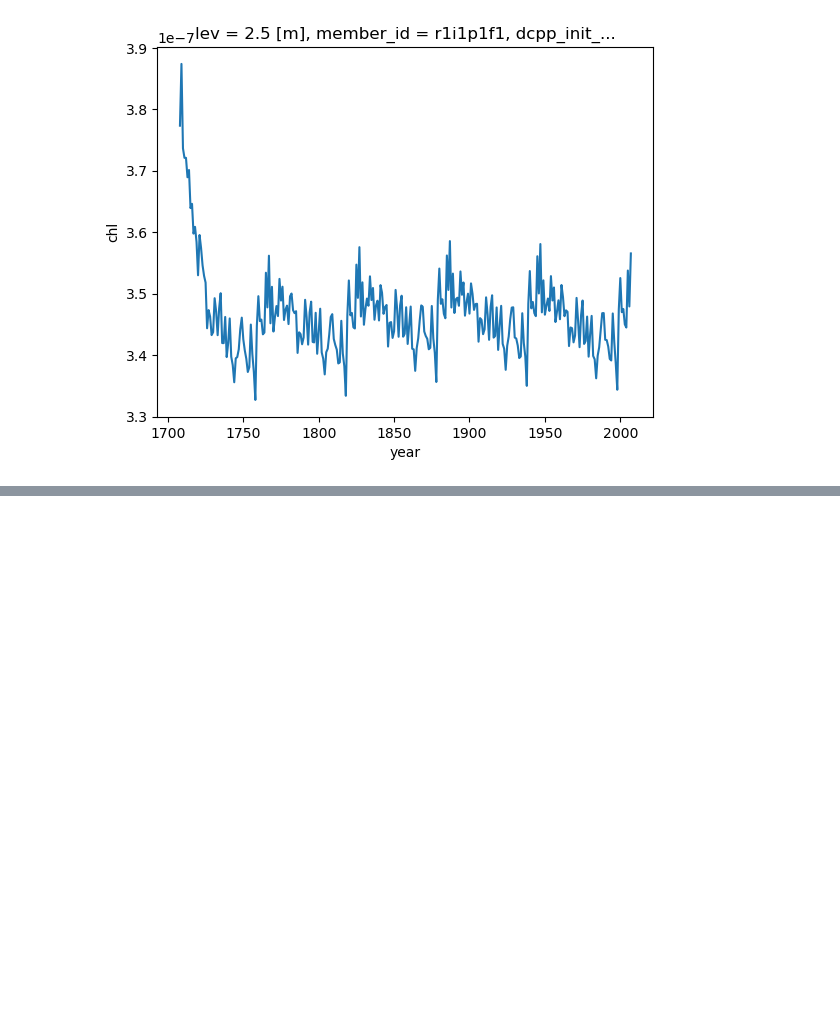
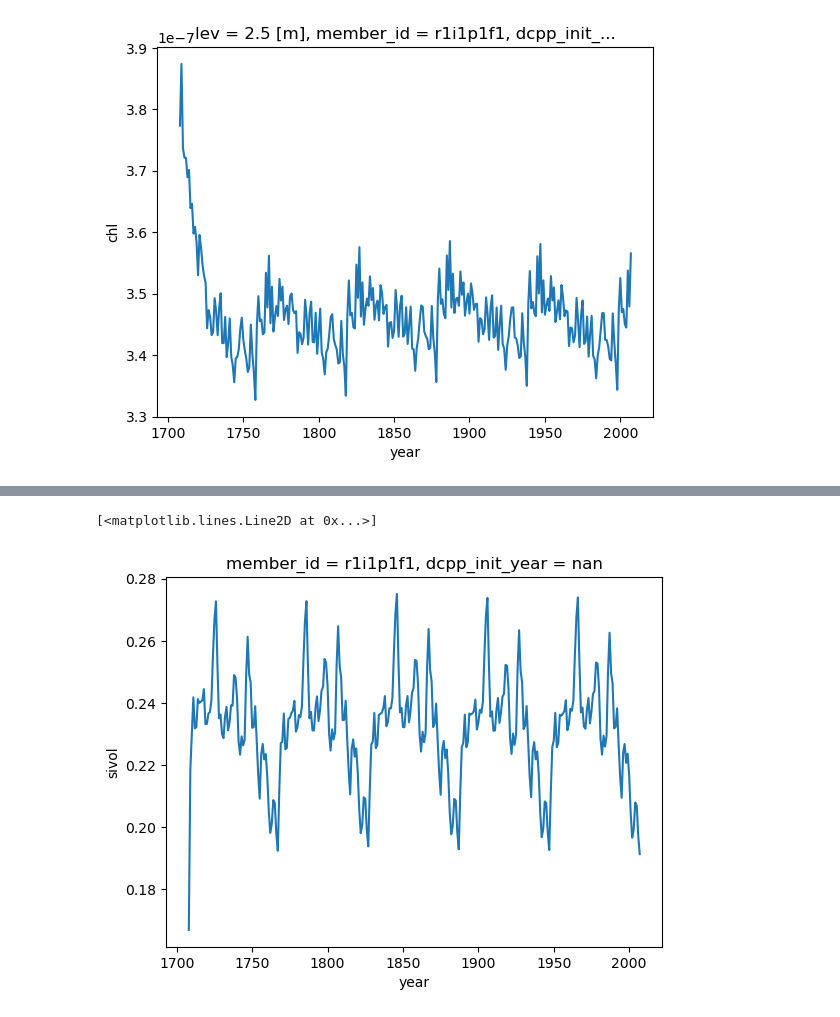
Before and after one commit to hirnas/e440-final, a Jupyter notebook: e440proj.ipynb, the cells around one changed output, grey strips where cells are left out. Cells and saved outputs as stored; diff of their text form; code cells hidden in the pictures; blank space fills up the shorter version.

```diff
--- a/e440proj.ipynb
+++ b/e440proj.ipynb
@@ -309,0 +400,6 @@ testplotdata.plot()
+# %%
+testplotdata = (dset_dict_si['OMIP.NOAA-GFDL.GFDL-CM4.omip1.SImon.gr'].sivol).mean(dim=('lat','lon')).groupby('time.year').mean()
+testplotdata.plot()
+# %% [output]
+[<matplotlib.lines.Line2D at 0x...>]
+[figure, added]
```
Also changed, not shown: parts of 16 cells of this notebook.
